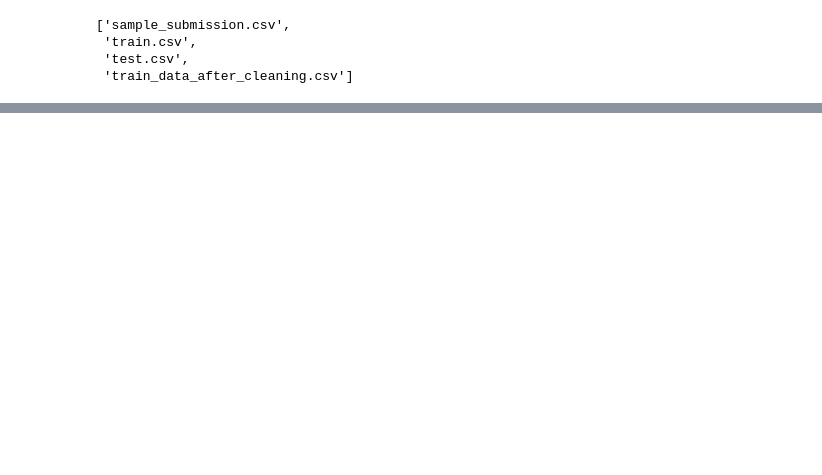
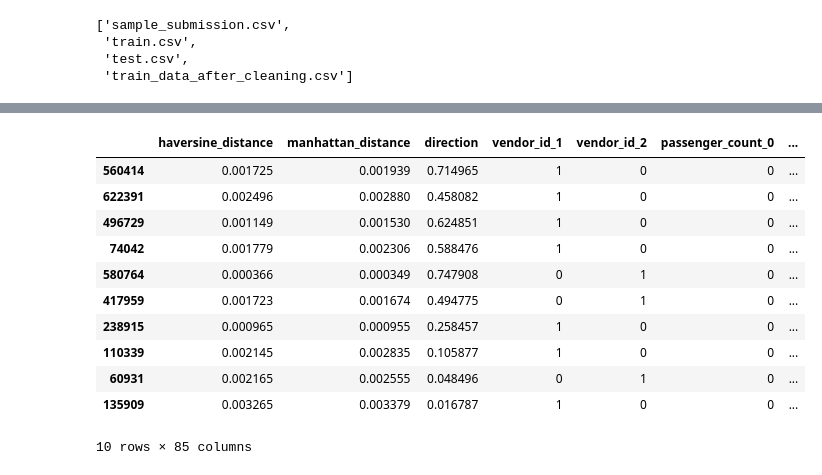
Before and after one commit to ahmedsherif304/Taxi-Trip-Duration-Kaggle-Competition, a Jupyter notebook: src/nyc.ipynb, the cells around one changed output, grey strips where cells are left out. Saved outputs shown, nothing was run; the diff lists cells and outputs as text; code cells hidden in the pictures; blank space fills up the shorter version.

```diff
--- a/src/nyc.ipynb
+++ b/src/nyc.ipynb
@@ -185,0 +253,18 @@ test_df[numerical_cols] = scaler.transform(test_df[numerical_cols])
+# %%
+test_df['passenger_count_7'] = 0
+test_df['passenger_count_8'] = 0
+test_df = test_df[list(train_df.columns.values)[1:]]
+test_df.sample(10)
+# %% [output]
+|  | haversine_distance | manhattan_distance | direction | vendor_id_1 | vendor_id_2 | passenger_count_0 | ... |
+| 560414 | 0.001725 | 0.001939 | 0.714965 | 1 | 0 | 0 | ... |
+| 622391 | 0.002496 | 0.002880 | 0.458082 | 1 | 0 | 0 | ... |
+| 496729 | 0.001149 | 0.001530 | 0.624851 | 1 | 0 | 0 | ... |
+| 74042 | 0.001779 | 0.002306 | 0.588476 | 1 | 0 | 0 | ... |
+| 580764 | 0.000366 | 0.000349 | 0.747908 | 0 | 1 | 0 | ... |
+| 417959 | 0.001723 | 0.001674 | 0.494775 | 0 | 1 | 0 | ... |
+| 238915 | 0.000965 | 0.000955 | 0.258457 | 1 | 0 | 0 | ... |
+| 110339 | 0.002145 | 0.002835 | 0.105877 | 1 | 0 | 0 | ... |
+| 60931 | 0.002165 | 0.002555 | 0.048496 | 0 | 1 | 0 | ... |
+| 135909 | 0.003265 | 0.003379 | 0.016787 | 1 | 0 | 0 | ... |
+10 rows × 85 columns
```
Also changed, not shown: parts of 14 cells of this notebook.
